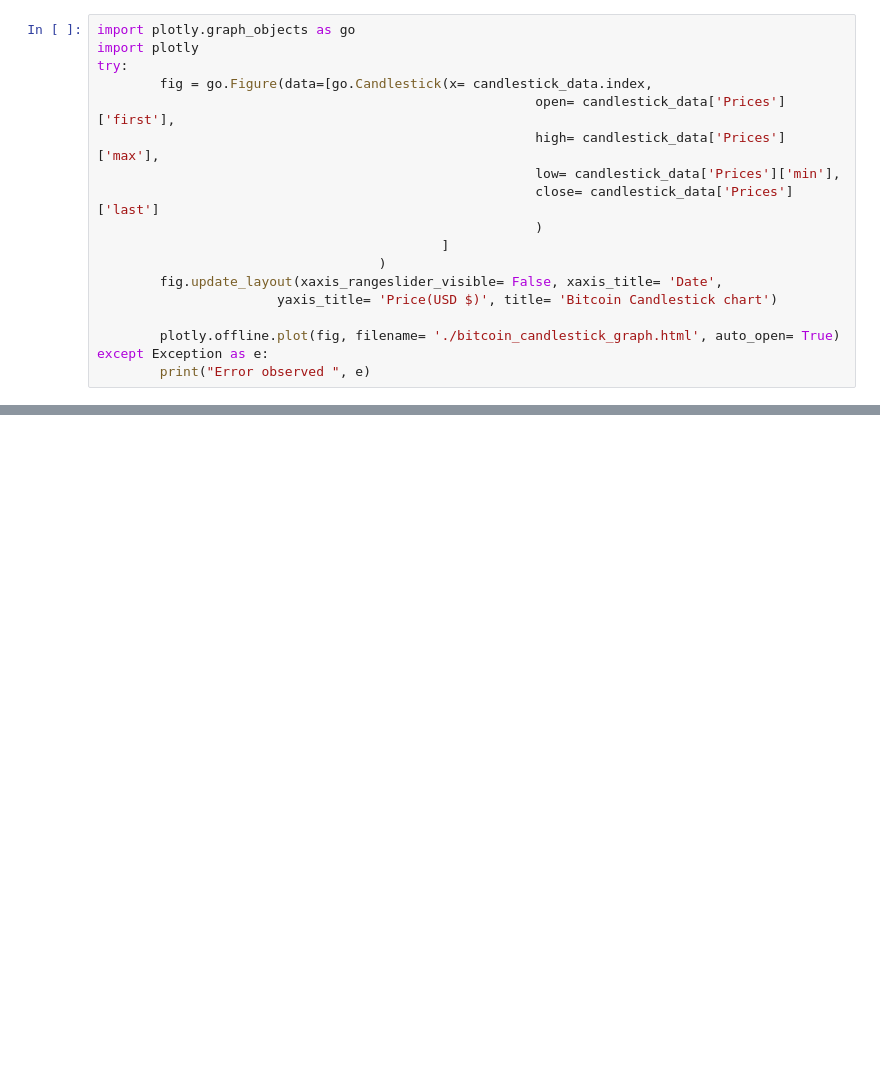
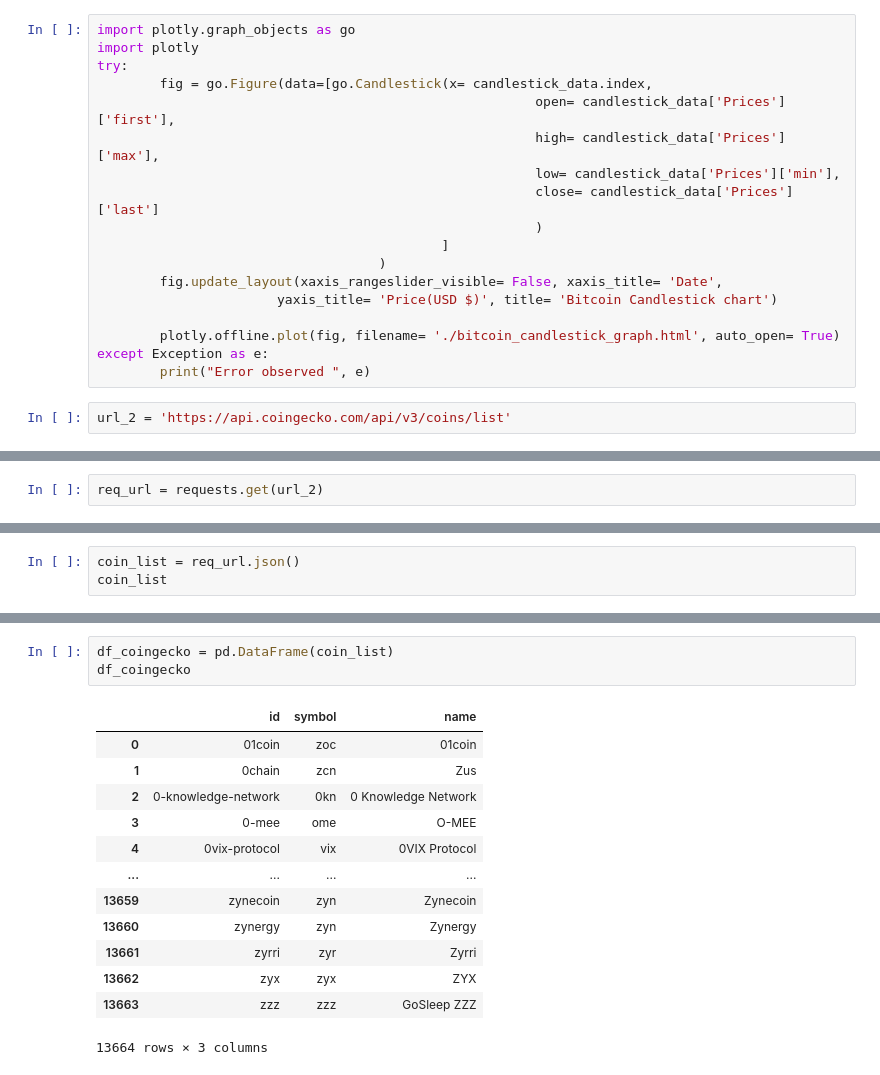
Before and after one commit to samarth003/ibm-data-science-repo, a Jupyter notebook: Python-DS-AI-labs/wk5/pycoingecko.ipynb, the cells around one changed output, grey strips where cells are left out. Saved outputs shown, nothing was run; the diff lists cells and outputs as text; blank space fills up the shorter version.

Commit message:
some REST API tests
-coingecko coin list
- checking 403 with solscan

```diff
--- a/Python-DS-AI-labs/wk5/pycoingecko.ipynb
+++ b/Python-DS-AI-labs/wk5/pycoingecko.ipynb
@@ -95,3 +95,5 @@ try:
         plotly.offline.plot(fig, filename= './bitcoin_candlestick_graph.html', auto_open= True)
 except Exception as e:
         print("Error observed ", e)
+# %%
+url_2 = 'https://api.coingecko.com/api/v3/coins/list'
@@ -97,0 +104,2 @@ except Exception as e:
+# %%
+req_url = requests.get(url_2)
@@ -97,0 +127,3 @@ except Exception as e:
+# %%
+coin_list = req_url.json()
+coin_list
@@ -97,0 +148,17 @@ except Exception as e:
+# %%
+df_coingecko = pd.DataFrame(coin_list)
+df_coingecko
+# %% [output]
+|  | id | symbol | name |
+| 0 | 01coin | zoc | 01coin |
+| 1 | 0chain | zcn | Zus |
+| 2 | 0-knowledge-network | 0kn | 0 Knowledge Network |
+| 3 | 0-mee | ome | O-MEE |
+| 4 | 0vix-protocol | vix | 0VIX Protocol |
+| ... | ... | ... | ... |
+| 13659 | zynecoin | zyn | Zynecoin |
+| 13660 | zynergy | zyn | Zynergy |
+| 13661 | zyrri | zyr | Zyrri |
+| 13662 | zyx | zyx | ZYX |
+| 13663 | zzz | zzz | GoSleep ZZZ |
+13664 rows × 3 columns
```
Also changed, not shown: parts of 8 cells of this notebook, 2 other files.
